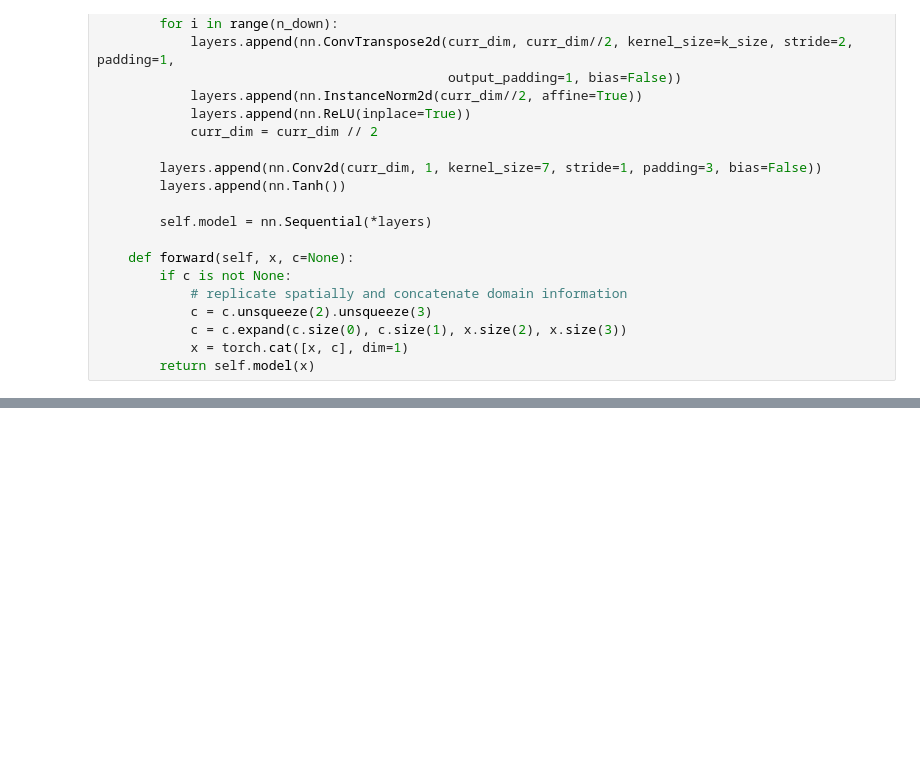
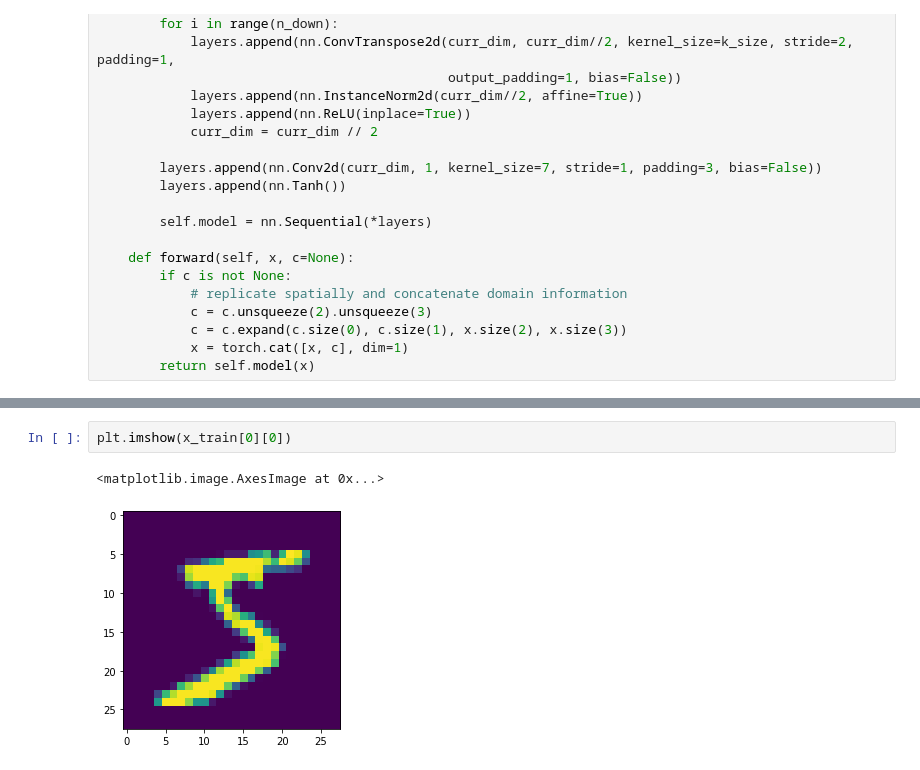
Before and after one commit to tema7707/Course-work-3, a Jupyter notebook: autoencoder_test.ipynb, the cells around one changed output, grey strips where cells are left out. Saved outputs shown, nothing was run; the diff lists cells and outputs as text; blank space fills up the shorter version.

```diff
--- a/autoencoder_test.ipynb
+++ b/autoencoder_test.ipynb
@@ -264,0 +320,5 @@ Estimated Total Size (MB): 54.99
+# %%
+plt.imshow(x_train[0][0])
+# %% [output]
+<matplotlib.image.AxesImage at 0x...>
+[figure, added]
```
Also changed, not shown: parts of 26 cells of this notebook, 4 other files.
